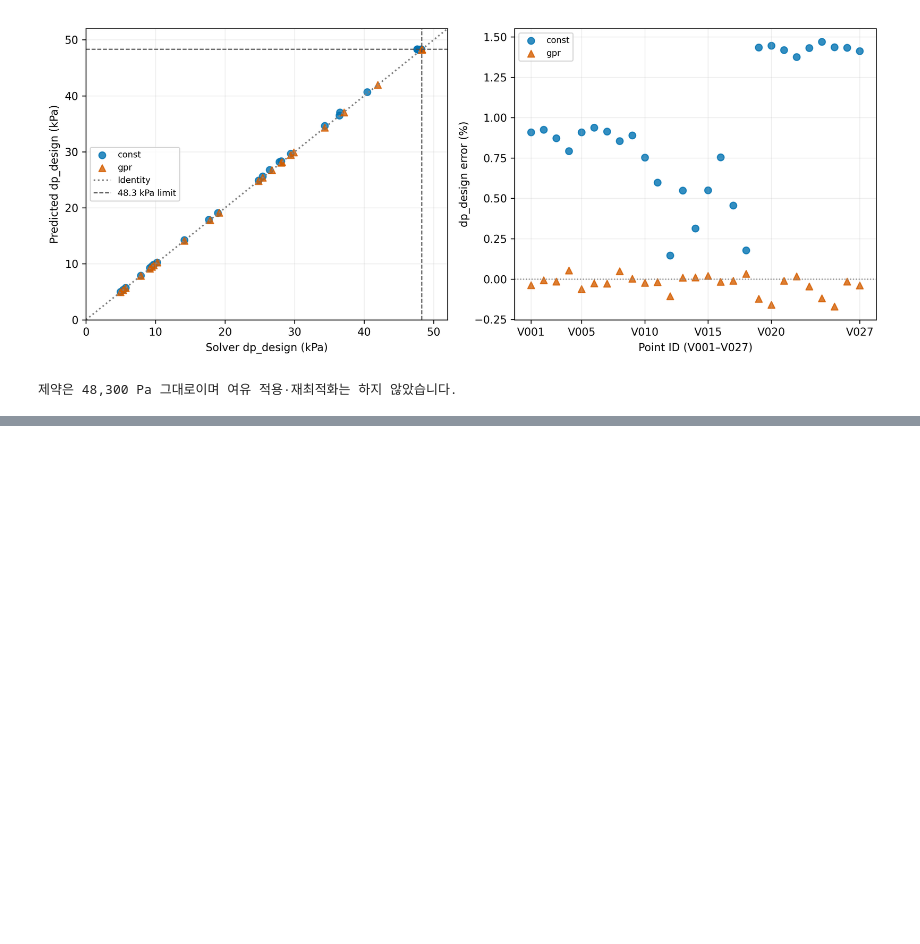
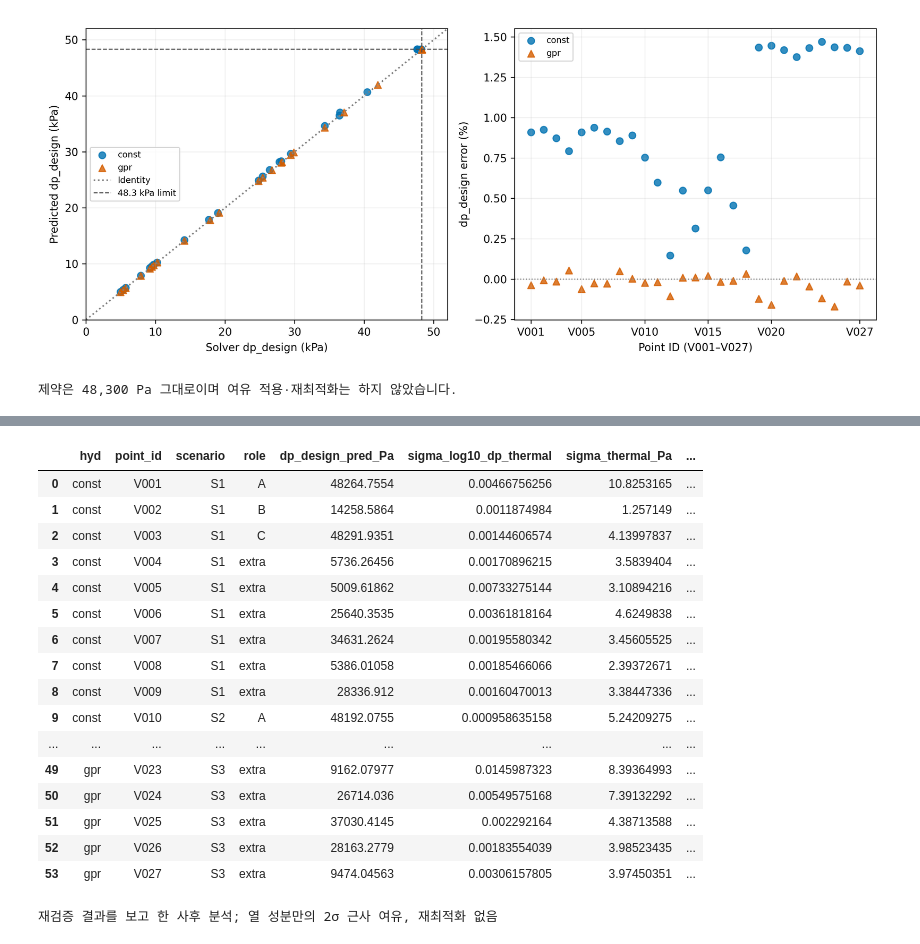
Before and after one commit to Yujinwoo1/lh2-suction-pipe-opt, a Jupyter notebook: submission/LH2_core.ipynb, the cells around one changed output, grey strips where cells are left out. Drawn from its saved outputs; the diff is of its cells as text; code cells hidden in the pictures; blank space fills up the shorter version.

```diff
--- a/submission/LH2_core.ipynb
+++ b/submission/LH2_core.ipynb
@@ -305,0 +314,25 @@ print('제약은 48,300 Pa 그대로이며 여유 적용·재최적화는 하지
+# %%
+analysis = base.parent / 'outputs' / 'full10k' / 'analysis'
+conservative = pd.read_csv(analysis / 'T_conservative.csv')
+with pd.option_context('display.max_rows', 60, 'display.max_columns', None):
+    display(conservative)
+print('재검증 결과를 보고 한 사후 분석; 열 성분만의 2σ 근사 여유, 재최적화 없음')
+# %% [output]
+|  | hyd | point_id | scenario | role | dp_design_pred_Pa | sigma_log10_dp_thermal | sigma_thermal_Pa | ... |
+| 0 | const | V001 | S1 | A | 48264.7554 | 0.00466756256 | 10.8253165 | ... |
+| 1 | const | V002 | S1 | B | 14258.5864 | 0.0011874984 | 1.257149 | ... |
+| 2 | const | V003 | S1 | C | 48291.9351 | 0.00144606574 | 4.13997837 | ... |
+| 3 | const | V004 | S1 | extra | 5736.26456 | 0.00170896215 | 3.5839404 | ... |
+| 4 | const | V005 | S1 | extra | 5009.61862 | 0.00733275144 | 3.10894216 | ... |
+| 5 | const | V006 | S1 | extra | 25640.3535 | 0.00361818164 | 4.6249838 | ... |
+| 6 | const | V007 | S1 | extra | 34631.2624 | 0.00195580342 | 3.45605525 | ... |
+| 7 | const | V008 | S1 | extra | 5386.01058 | 0.00185466066 | 2.39372671 | ... |
+| 8 | const | V009 | S1 | extra | 28336.912 | 0.00160470013 | 3.38447336 | ... |
+| 9 | const | V010 | S2 | A | 48192.0755 | 0.000958635158 | 5.24209275 | ... |
+| ... | ... | ... | ... | ... | ... | ... | ... | ... |
+| 49 | gpr | V023 | S3 | extra | 9162.07977 | 0.0145987323 | 8.39364993 | ... |
+| 50 | gpr | V024 | S3 | extra | 26714.036 | 0.00549575168 | 7.39132292 | ... |
+| 51 | gpr | V025 | S3 | extra | 37030.4145 | 0.002292164 | 4.38713588 | ... |
+| 52 | gpr | V026 | S3 | extra | 28163.2779 | 0.00183554039 | 3.98523435 | ... |
+| 53 | gpr | V027 | S3 | extra | 9474.04563 | 0.00306157805 | 3.97450351 | ... |
+재검증 결과를 보고 한 사후 분석; 열 성분만의 2σ 근사 여유, 재최적화 없음
```
Also changed, not shown: parts of 5 cells of this notebook, 7 other files.
